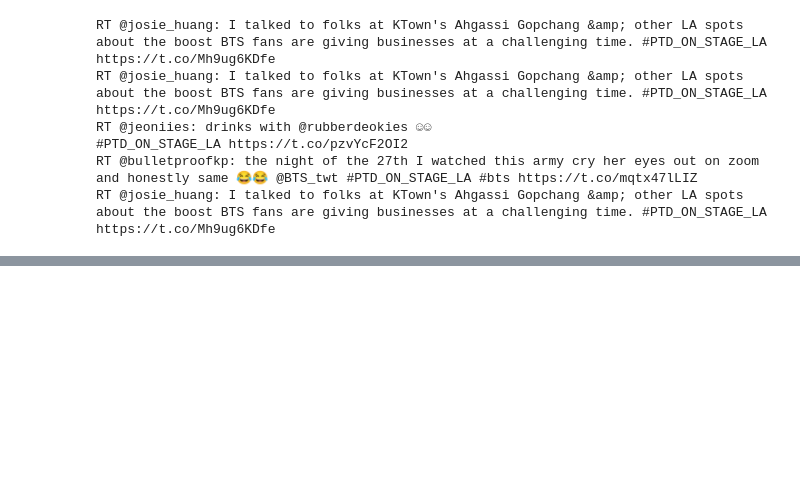
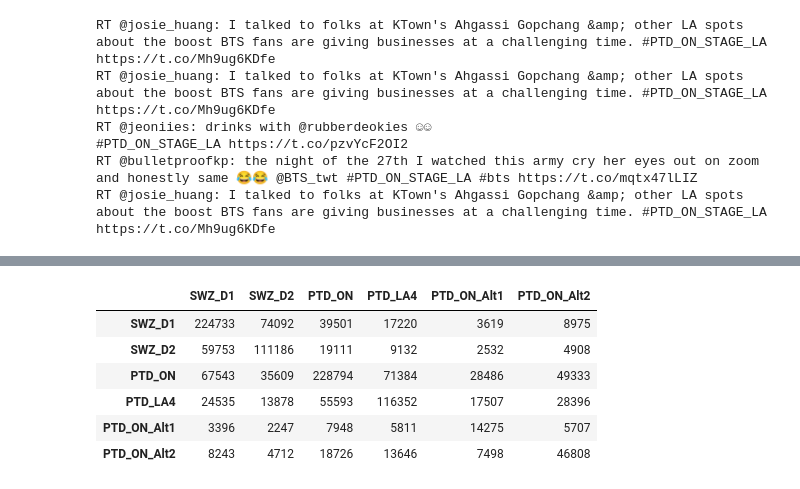
Before and after one commit to finn42/Concert_Twt_Open, a Jupyter notebook: Tweet_content_review.ipynb, the cells around one changed output, grey strips where cells are left out. Cells and saved outputs as stored; diff of their text form; code cells hidden in the pictures; blank space fills up the shorter version.

```diff
--- a/Tweet_content_review.ipynb
+++ b/Tweet_content_review.ipynb
@@ -495,0 +676,10 @@ For PTD on stage
+# %%
+B
+# %% [output]
+|  | SWZ_D1 | SWZ_D2 | PTD_ON | PTD_LA4 | PTD_ON_Alt1 | PTD_ON_Alt2 |
+| SWZ_D1 | 224733 | 74092 | 39501 | 17220 | 3619 | 8975 |
+| SWZ_D2 | 59753 | 111186 | 19111 | 9132 | 2532 | 4908 |
+| PTD_ON | 67543 | 35609 | 228794 | 71384 | 28486 | 49333 |
+| PTD_LA4 | 24535 | 13878 | 55593 | 116352 | 17507 | 28396 |
+| PTD_ON_Alt1 | 3396 | 2247 | 7948 | 5811 | 14275 | 5707 |
+| PTD_ON_Alt2 | 8243 | 4712 | 18726 | 13646 | 7498 | 46808 |
```
Also changed, not shown: parts of 16 cells of this notebook.
